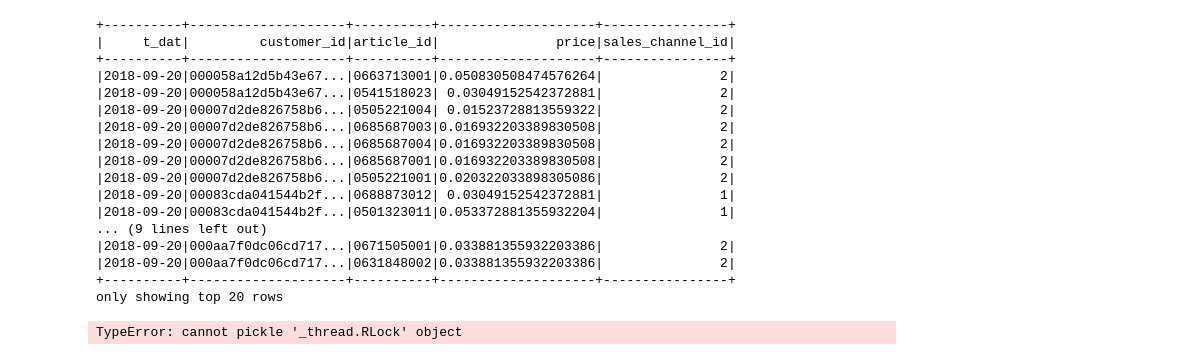
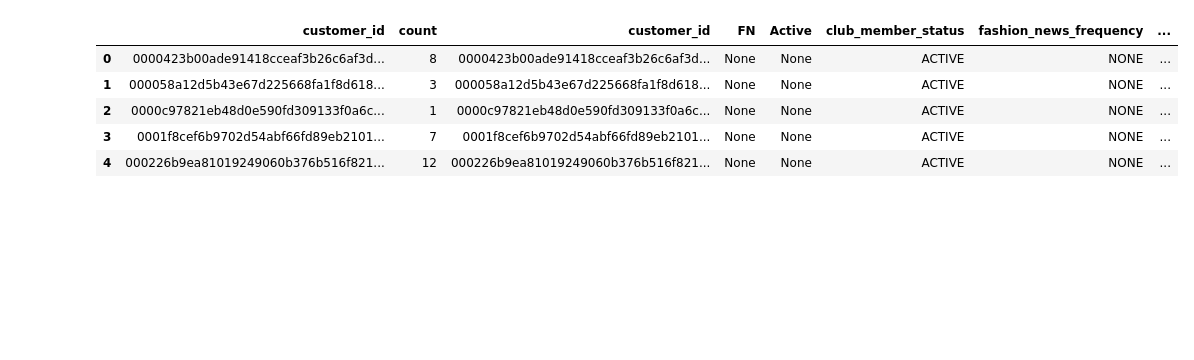
Before and after one commit to owl2/kaggle, a Jupyter notebook: hm/preparation/test_spark.ipynb, the cells around one changed output. Saved outputs shown, nothing was run; the diff lists cells and outputs as text; code cells hidden in the pictures; blank space fills up the shorter version.

```diff
--- a/hm/preparation/test_spark.ipynb
+++ b/hm/preparation/test_spark.ipynb
@@ -16,24 +22,0 @@ root
-# %%
-df1 = df.show()
-# %% [output]
-+----------+--------------------+----------+--------------------+----------------+
-|     t_dat|         customer_id|article_id|               price|sales_channel_id|
-+----------+--------------------+----------+--------------------+----------------+
-|2018-09-20|000058a12d5b43e67...|0663713001|0.050830508474576264|               2|
-|2018-09-20|000058a12d5b43e67...|0541518023| 0.03049152542372881|               2|
-|2018-09-20|00007d2de826758b6...|0505221004| 0.01523728813559322|               2|
-|2018-09-20|00007d2de826758b6...|0685687003|0.016932203389830508|               2|
-|2018-09-20|00007d2de826758b6...|0685687004|0.016932203389830508|               2|
-|2018-09-20|00007d2de826758b6...|0685687001|0.016932203389830508|               2|
-|2018-09-20|00007d2de826758b6...|0505221001|0.020322033898305086|               2|
-|2018-09-20|00083cda041544b2f...|0688873012| 0.03049152542372881|               1|
-|2018-09-20|00083cda041544b2f...|0501323011|0.053372881355932204|               1|
-... (9 lines left out)
-|2018-09-20|000aa7f0dc06cd717...|0671505001|0.033881355932203386|               2|
-|2018-09-20|000aa7f0dc06cd717...|0631848002|0.033881355932203386|               2|
-+----------+--------------------+----------+--------------------+----------------+
-only showing top 20 rows
-# %%
-rdd = spark.sparkContext.parallelize(df)
-# %% [output]
-TypeError: cannot pickle '_thread.RLock' object
@@ -39,0 +35,9 @@ TypeError: cannot pickle '_thread.RLock' object
+# %%
+df_2018.head()
+# %% [output]
+|  | customer_id | count | customer_id | FN | Active | club_member_status | fashion_news_frequency | ... |
+| 0 | 0000423b00ade91418cceaf3b26c6af3d... | 8 | 0000423b00ade91418cceaf3b26c6af3d... | None | None | ACTIVE | NONE | ... |
+| 1 | 000058a12d5b43e67d225668fa1f8d618... | 3 | 000058a12d5b43e67d225668fa1f8d618... | None | None | ACTIVE | NONE | ... |
+| 2 | 0000c97821eb48d0e590fd309133f0a6c... | 1 | 0000c97821eb48d0e590fd309133f0a6c... | None | None | ACTIVE | NONE | ... |
+| 3 | 0001f8cef6b9702d54abf66fd89eb2101... | 7 | 0001f8cef6b9702d54abf66fd89eb2101... | None | None | ACTIVE | NONE | ... |
+| 4 | 000226b9ea81019249060b376b516f821... | 12 | 000226b9ea81019249060b376b516f821... | None | None | ACTIVE | NONE | ... |
```
Also changed, not shown: parts of 20 cells of this notebook, 6 other files.
